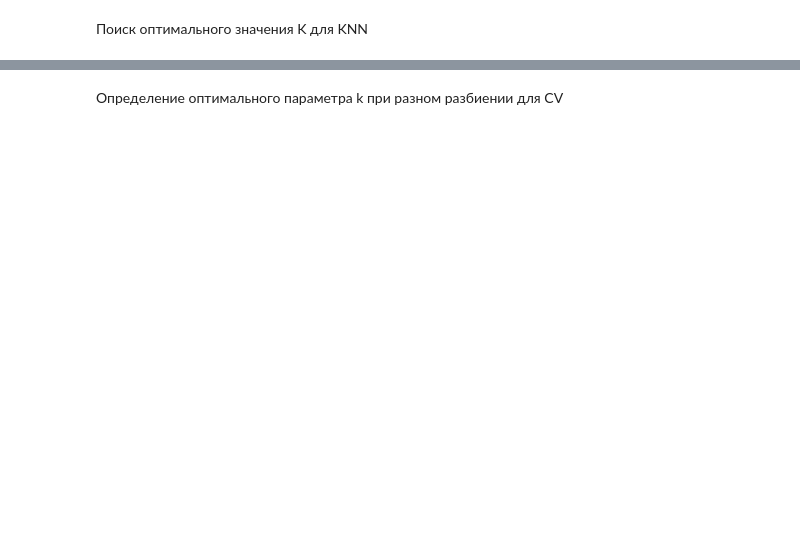
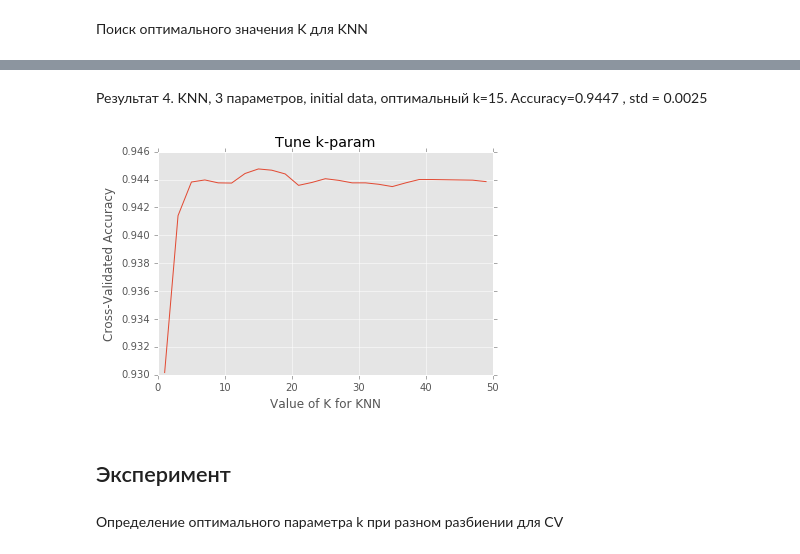
Before and after one commit to Evgeneus/InData-Labs-Contest, a Jupyter notebook: star_mission.ipynb, the cells around one changed output, grey strips where cells are left out. Drawn from its saved outputs; the diff is of its cells as text; code cells hidden in the pictures; blank space fills up the shorter version.

```diff
--- a/star_mission.ipynb
+++ b/star_mission.ipynb
@@ -124,3 +167,11 @@ model_rfc = RandomForestClassifier(n_estimators = 10)
+# %% [markdown]
+Результат 4. KNN, 3 параметров, initial data, оптимальный k=15. Accuracy=0.9447 , std = 0.0025
+# %%
+Image(filename='img/k15nn_3par.png')
+# %% [output]
+[figure, added]
+# %% [markdown]
+## Эксперимент
 # %%
 model_knc = KNeighborsClassifier(n_neighbors = 10)
 # %% [markdown]
```
Also changed, not shown: parts of 23 cells of this notebook, 4 other files.
